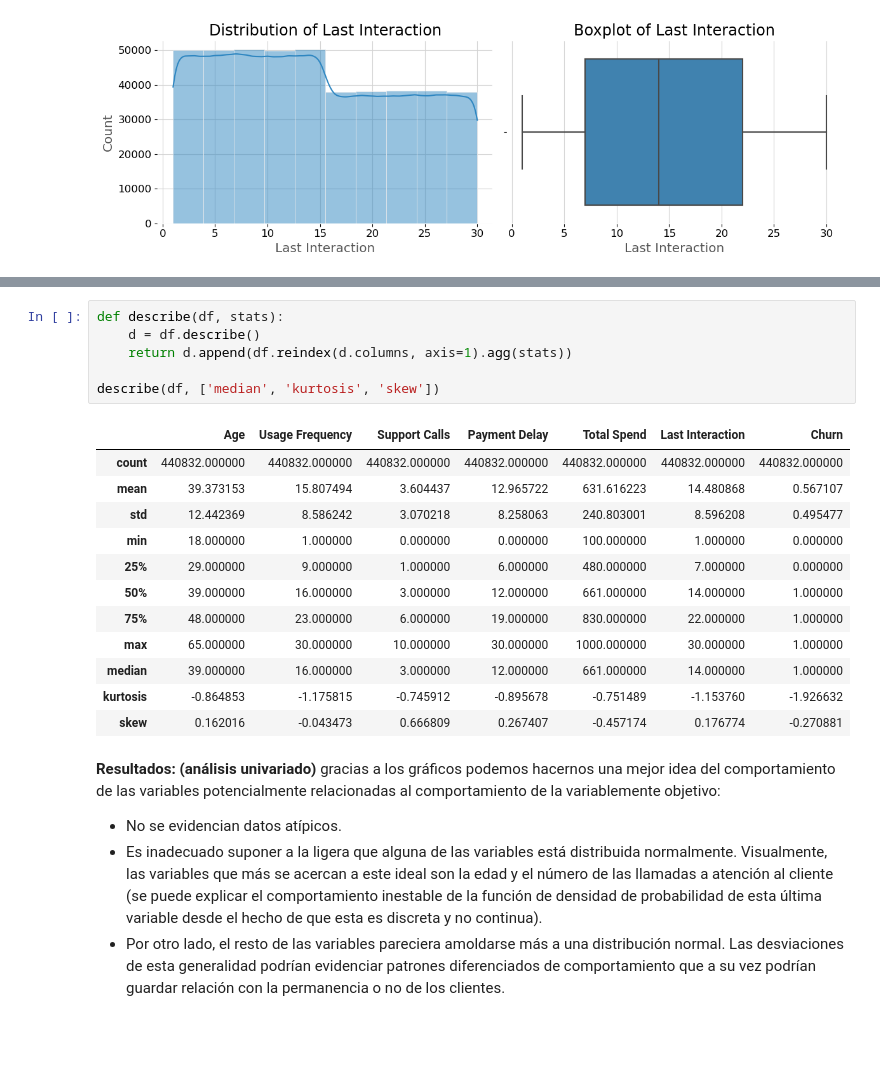
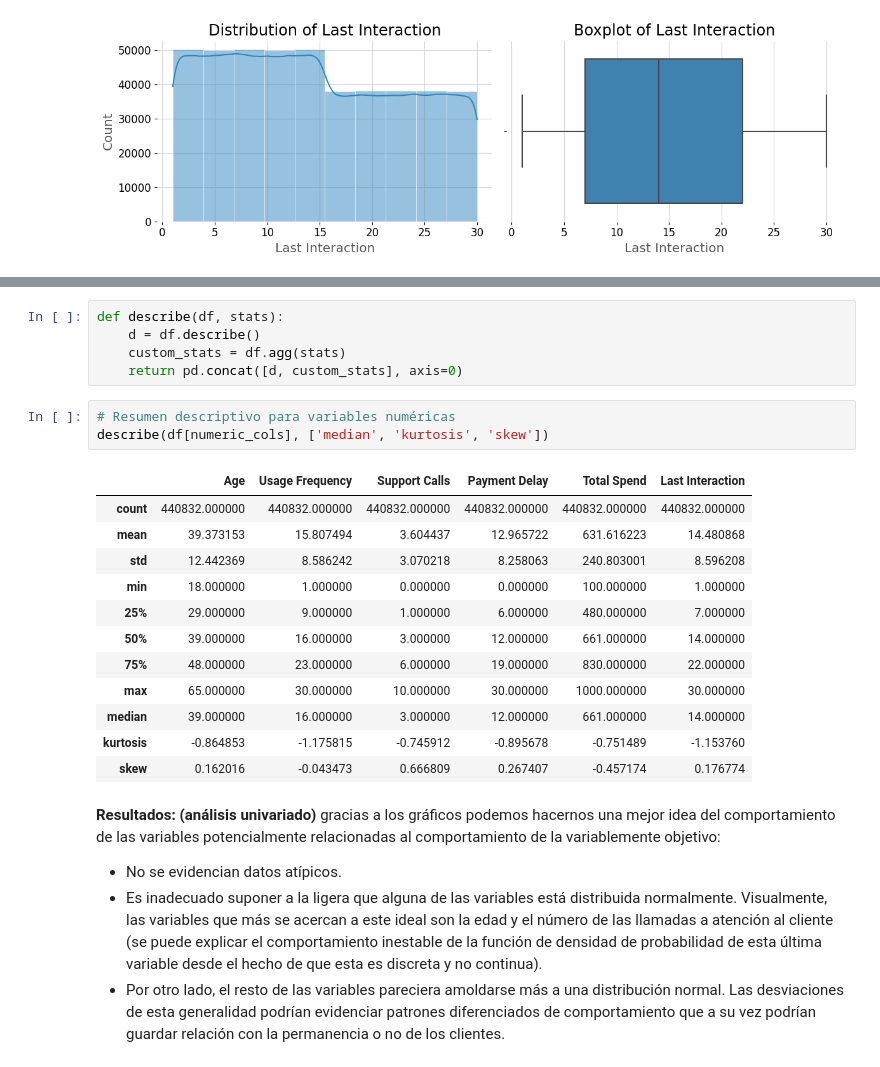
Before and after one commit to bgarzonm/ML-UIFCE, a Jupyter notebook: src/features/EDA.ipynb, the cells around one changed output, grey strips where cells are left out. Saved outputs shown, nothing was run; the diff lists cells and outputs as text; blank space fills up the shorter version.

```diff
--- a/src/features/EDA.ipynb
+++ b/src/features/EDA.ipynb
@@ -210,22 +204,24 @@ for col in numeric_cols:
 # %%
 def describe(df, stats):
     d = df.describe()
-    return d.append(df.reindex(d.columns, axis=1).agg(stats))
-
-describe(df, ['median', 'kurtosis', 'skew'])
+    custom_stats = df.agg(stats)
+    return pd.concat([d, custom_stats], axis=0)
-# %% [output]
-|  | Age | Usage Frequency | Support Calls | Payment Delay | Total Spend | Last Interaction | Churn |
-| count | 440832.000000 | 440832.000000 | 440832.000000 | 440832.000000 | 440832.000000 | 440832.000000 | 440832.000000 |
-| mean | 39.373153 | 15.807494 | 3.604437 | 12.965722 | 631.616223 | 14.480868 | 0.567107 |
-| std | 12.442369 | 8.586242 | 3.070218 | 8.258063 | 240.803001 | 8.596208 | 0.495477 |
-| min | 18.000000 | 1.000000 | 0.000000 | 0.000000 | 100.000000 | 1.000000 | 0.000000 |
-| 25% | 29.000000 | 9.000000 | 1.000000 | 6.000000 | 480.000000 | 7.000000 | 0.000000 |
-| 50% | 39.000000 | 16.000000 | 3.000000 | 12.000000 | 661.000000 | 14.000000 | 1.000000 |
-| 75% | 48.000000 | 23.000000 | 6.000000 | 19.000000 | 830.000000 | 22.000000 | 1.000000 |
-| max | 65.000000 | 30.000000 | 10.000000 | 30.000000 | 1000.000000 | 30.000000 | 1.000000 |
-| median | 39.000000 | 16.000000 | 3.000000 | 12.000000 | 661.000000 | 14.000000 | 1.000000 |
-| kurtosis | -0.864853 | -1.175815 | -0.745912 | -0.895678 | -0.751489 | -1.153760 | -1.926632 |
-| skew | 0.162016 | -0.043473 | 0.666809 | 0.267407 | -0.457174 | 0.176774 | -0.270881 |
+# %%
+# Resumen descriptivo para variables numéricas
+describe(df[numeric_cols], ['median', 'kurtosis', 'skew'])
+# %% [output]
+|  | Age | Usage Frequency | Support Calls | Payment Delay | Total Spend | Last Interaction |
+| count | 440832.000000 | 440832.000000 | 440832.000000 | 440832.000000 | 440832.000000 | 440832.000000 |
+| mean | 39.373153 | 15.807494 | 3.604437 | 12.965722 | 631.616223 | 14.480868 |
+| std | 12.442369 | 8.586242 | 3.070218 | 8.258063 | 240.803001 | 8.596208 |
+| min | 18.000000 | 1.000000 | 0.000000 | 0.000000 | 100.000000 | 1.000000 |
+| 25% | 29.000000 | 9.000000 | 1.000000 | 6.000000 | 480.000000 | 7.000000 |
+| 50% | 39.000000 | 16.000000 | 3.000000 | 12.000000 | 661.000000 | 14.000000 |
+| 75% | 48.000000 | 23.000000 | 6.000000 | 19.000000 | 830.000000 | 22.000000 |
+| max | 65.000000 | 30.000000 | 10.000000 | 30.000000 | 1000.000000 | 30.000000 |
+| median | 39.000000 | 16.000000 | 3.000000 | 12.000000 | 661.000000 | 14.000000 |
+| kurtosis | -0.864853 | -1.175815 | -0.745912 | -0.895678 | -0.751489 | -1.153760 |
+| skew | 0.162016 | -0.043473 | 0.666809 | 0.267407 | -0.457174 | 0.176774 |
 # %% [markdown]
 **Resultados: (análisis univariado)** gracias a los gráficos podemos hacernos una mejor idea del comportamiento de las variables potencialmente relacionadas al comportamiento de la variablemente objetivo:
 - No se evidencian datos atípicos.
```
Also changed, not shown: parts of 14 cells of this notebook.
